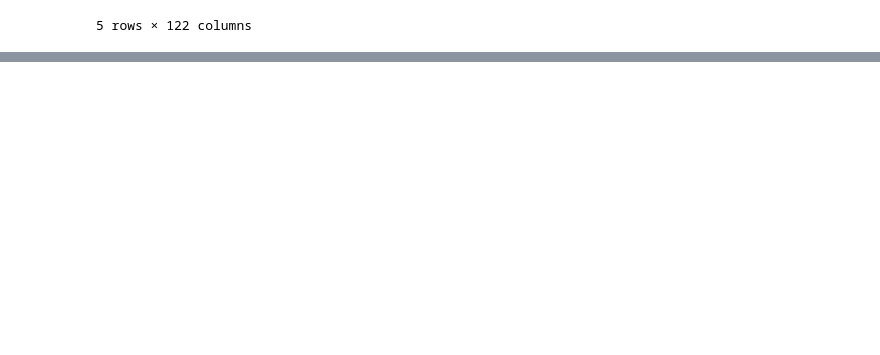
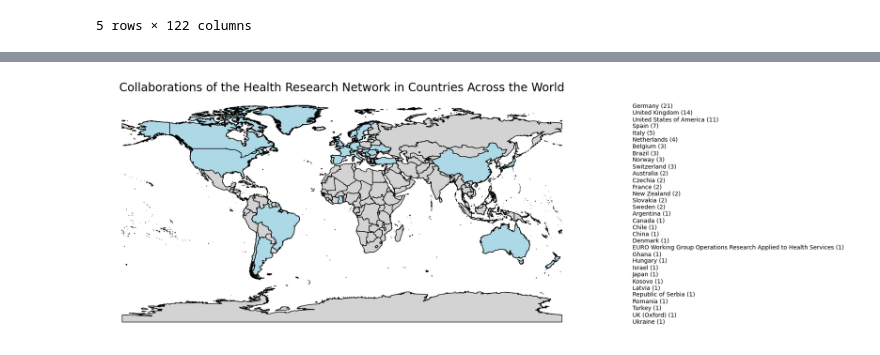
Before and after one commit to lakhi/health_in_society_research_network, a Jupyter notebook: notebooks/maps.ipynb, the cells around one changed output, grey strips where cells are left out. Drawn from its saved outputs; the diff is of its cells as text; code cells hidden in the pictures; blank space fills up the shorter version.

```diff
--- a/notebooks/maps.ipynb
+++ b/notebooks/maps.ipynb
@@ -214,6 +289,7 @@ collab_institutes_dict = {
     'Italy': 'Italy',
     'Japan': 'Japan',
     'KU Leuven': 'Belgium',
+    'KU Leuven (Belgium)': 'Belgium',
     'Kosovo': 'Kosovo',
     'LMU Munich': 'Germany',
     'Latvia': 'Latvia',
@@ -226,6 +302,8 @@ collab_institutes_dict = {
     'Slovak Academy of Science': 'Slovakia',
     'Slovakia': 'Slovakia',
     'Spain': 'Spain',
+    'Sports Medicine University of Saaarland': 'Germany',
+    'Sports medicine TU Munich': 'Germany',
     'Sweden': 'Sweden',
     'Switzerland': 'Switzerland',
     'Turkey (PIs of two large': 'Turkey',
@@ -296,26 +443,22 @@ highlighted_countries = world_gdf[world_gdf['SOVEREIGNT'].isin(collab_countries_
 # %%
 # Plot the world map with countries
 fig, ax = plt.subplots(figsize=(15, 10))
-world_gdf.plot(ax=ax, edgecolor='k', color='beige')
+world_gdf.plot(ax=ax, edgecolor='k', color='lightgrey')
 
 # Plot the highlighted countries with a different color and add pins
 highlighted_countries.plot(ax=ax, edgecolor='k', color='lightblue')
-
-# Annotate the countries with their ISO A2 code
-# for idx, row in highlighted_countries.iterrows():
-#     plt.annotate(text=row['ISO_A2'], xy=(row['geometry'].centroid.x, row['geometry'].centroid.y),
-#                 horizontalalignment='center', fontsize=9, color='black')
 
 # Set title and axis off
 ax.set_title('Collaborations of the Health Research Network in Countries Across the World', fontsize=20)
 ax.set_axis_off()
 
 # List the countries in descending order of their counts
 country_list = [f"{country} ({count})" for count in sorted(set(collab_countries_counter.values()), reverse=True) for country in sorted([k for k, v in collab_countries_counter.items() if v == count])]
 
 # Add the legend to the plot
 legend_text = "\n".join(country_list)
 plt.gcf().text(1.1, 0.5, legend_text, fontsize=10, verticalalignment='center', transform=ax.transAxes)
 
-
 plt.show()
+# %% [output]
+[figure, added]
```
Also changed, not shown: parts of 10 cells of this notebook, 4 other files.
